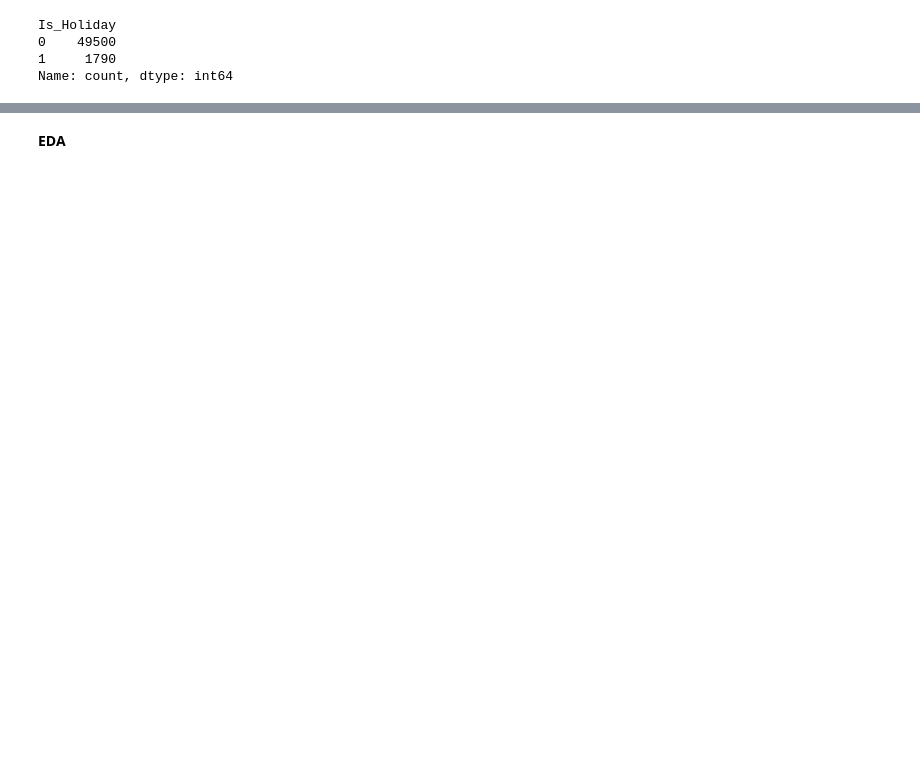
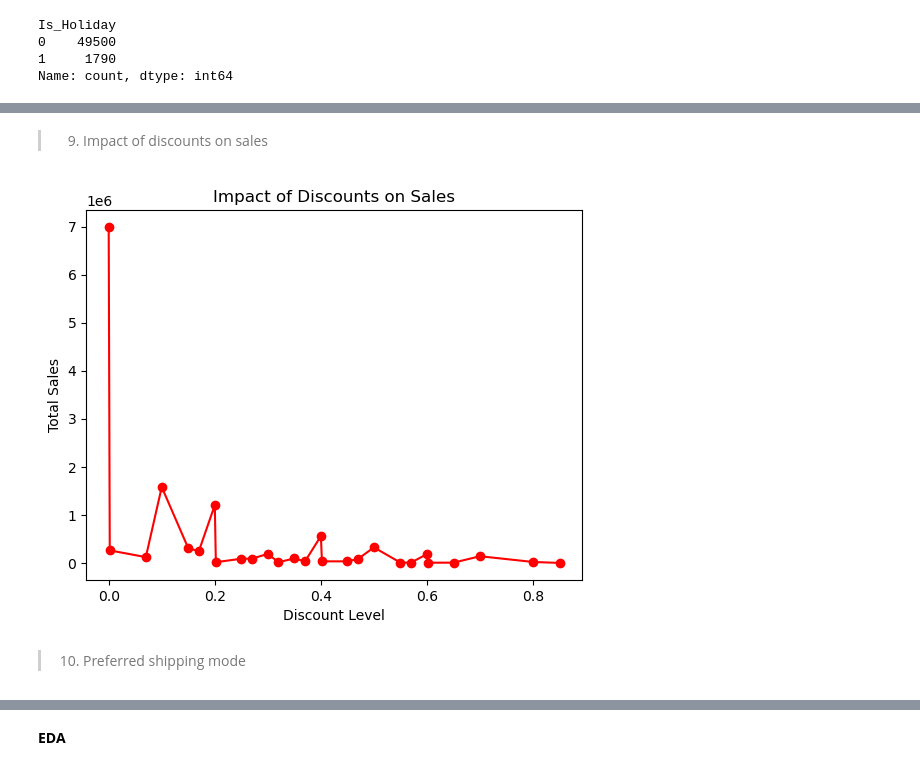
Before and after one commit to MohamedElbadawy1/Sales-and-Demand-Forecasting, a Jupyter notebook: SalesForecasting.ipynb, the cells around one changed output, grey strips where cells are left out. Cells and saved outputs as stored; diff of their text form; code cells hidden in the pictures; blank space fills up the shorter version.

```diff
--- a/SalesForecasting.ipynb
+++ b/SalesForecasting.ipynb
@@ -174,0 +256,13 @@ Name: count, dtype: int64
+# %% [markdown]
+> 9. Impact of discounts on sales
+# %%
+discount_impact = sales.groupby('Discount')['Sales'].sum()
+plt.plot(discount_impact.index, discount_impact.values, marker='o', color='red')
+plt.xlabel('Discount Level')
+plt.ylabel('Total Sales')
+plt.title('Impact of Discounts on Sales')
+plt.show()
+# %% [output]
+[figure, added]
+# %% [markdown]
+> 10. Preferred shipping mode
```
Also changed, not shown: parts of 51 cells of this notebook.
